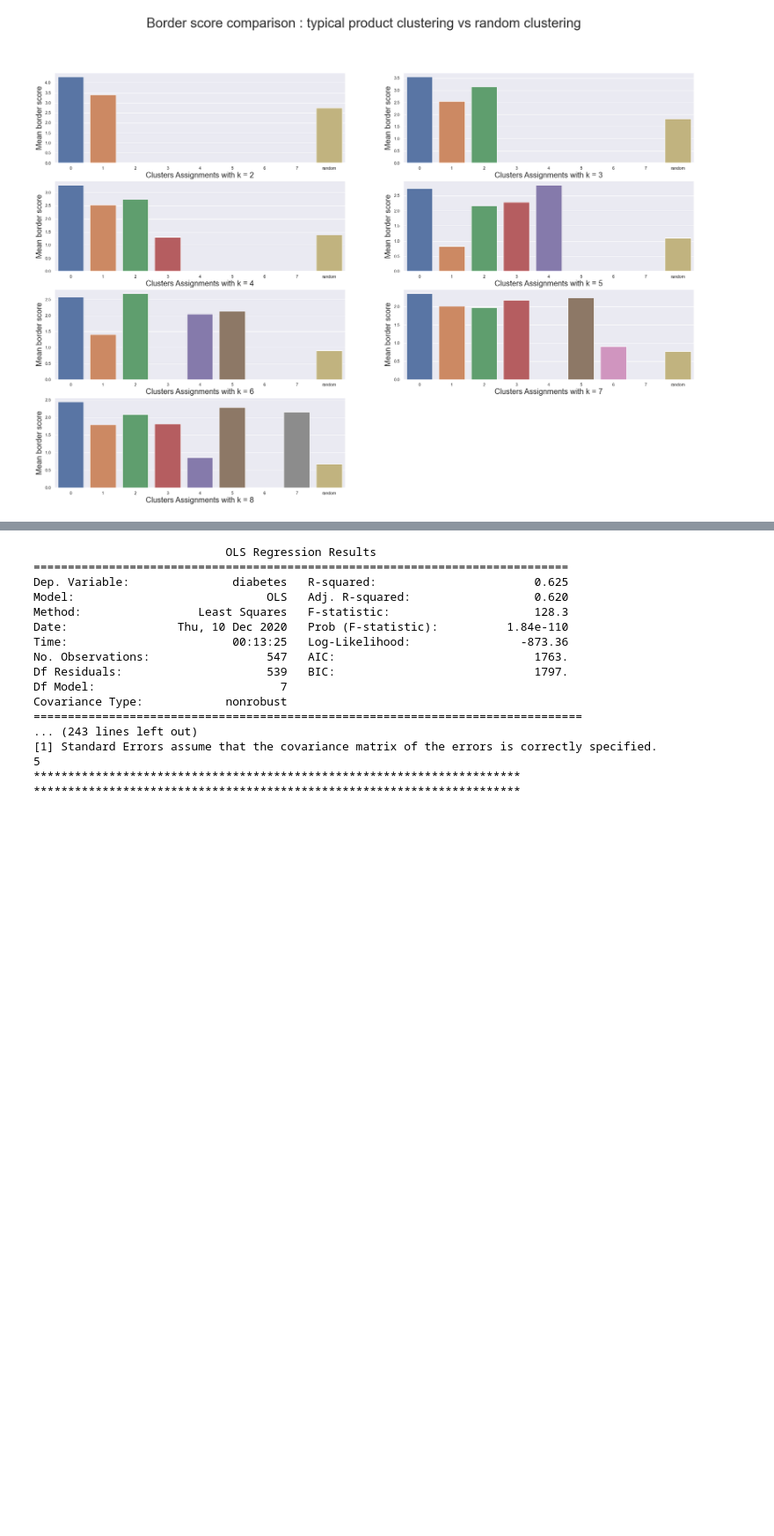
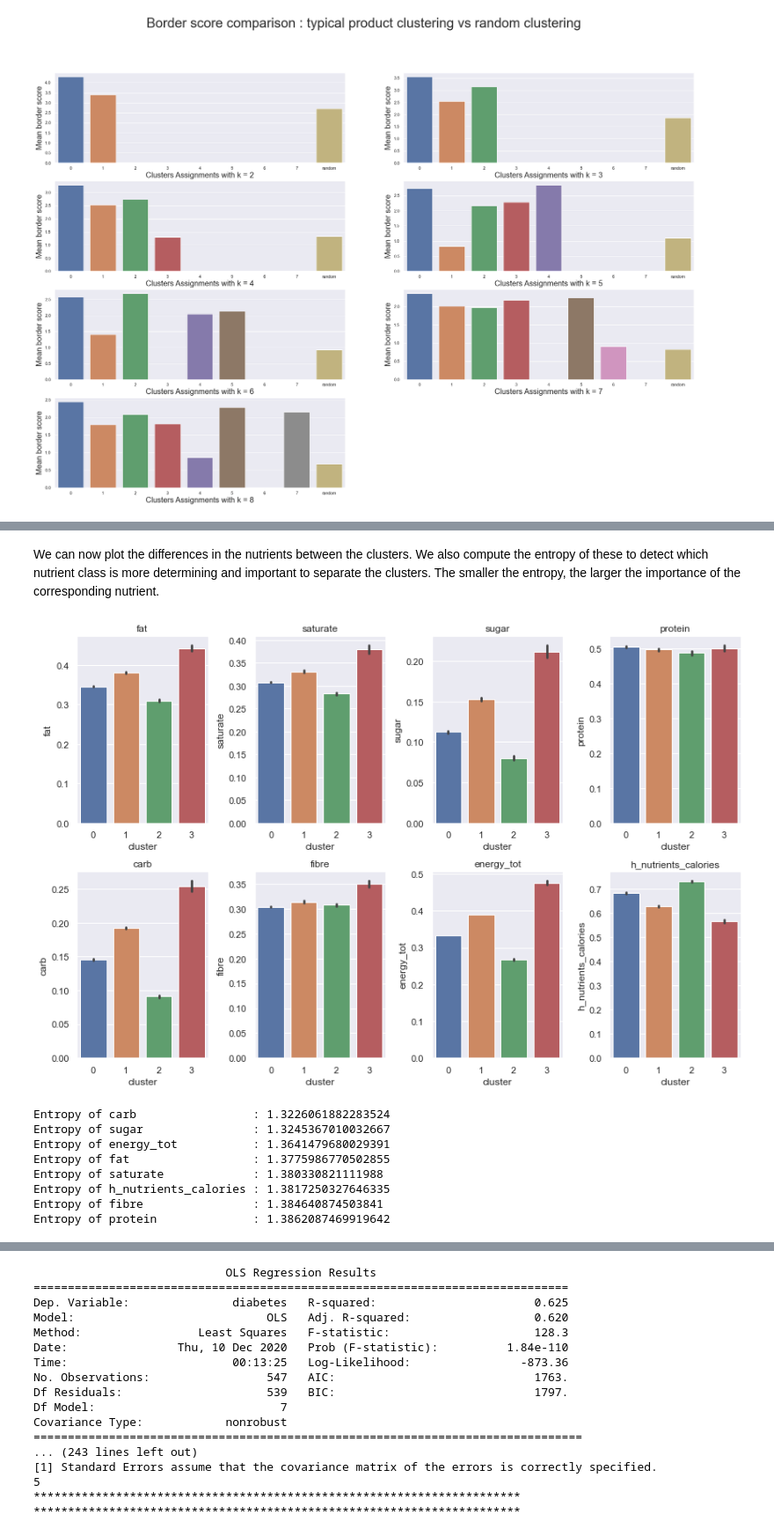
Before and after one commit to epfl-ada/ada-2020-project-milestone-p3-p3_pleutre, a Jupyter notebook: Merged.ipynb, the cells around one changed output, grey strips where cells are left out. Shown at 88% size. Drawn from its saved outputs; the diff is of its cells as text; code cells hidden in the pictures; blank space fills up the shorter version.

```diff
--- a/Merged.ipynb
+++ b/Merged.ipynb
@@ -804,8 +819,8 @@ for i in range(1,8):
     plt.subplot(4,2,i)
     ax = sns.barplot(x = mean_borders.index, y="cluster_"+str(i+1),data=mean_borders)
     ax.set_xlabel("Clusters Assignments with k = "+str(i+1),fontsize=20)
-    ax.set_ylabel("Mean border score
-                  ",fontsize=20)
+    ax.set_ylabel("Mean border score",
+                  fontsize=20)
 fig.suptitle("Border score comparison : typical product clustering vs random clustering", fontsize=35)
 plt.show()
 # %% [output]
@@ -823,0 +844,56 @@ If this result at least shows that we can come up with some metric to evaluate s
+# %%
+# Load the data with typical product and clusters for each area
+tesco_cluster = pd.read_csv('data/tesco_cluster.csv')
+# %%
+# Nutrients of interest
+typical_products = ['fat', 'saturate', 'sugar', 'protein', 'carb', 'fibre',
+       'energy_tot', 'h_nutrients_calories']
+# K-means with k=4
+cluster_name = 'cluster_4'
+# Take only the columns and rows of interest
+cluster_constitution = tesco_cluster.query('month=="yea"').query('agg_level=="lsoa"')[typical_products+[cluster_name]]
+
+# Min-max scaling in order to be able to reasonably compare between clusters
+m,M = cluster_constitution[typical_products].min(),cluster_constitution[typical_products].max()
+cluster_constitution[typical_products] = (cluster_constitution[typical_products]-m)/(M-m)
+# %% [markdown]
+We can now plot the differences in the nutrients between the clusters. We also compute the entropy of these to detect which nutrient class is more determining and important to separate the clusters. The smaller the entropy, the larger the importance of the corresponding nutrient.
+# %%
+from scipy.stats import entropy
+
+# Store the entropies in a dict
+entropies = {}
+
+plt.figure(figsize=(12,8))
+for i,t in enumerate(typical_products):
+    # 8 subplots
+    plt.subplot(241+i)
+    plt.title(t)
+    # Each bar in the barplot correspong to a different cluster
+    sns.barplot(x=cluster_name, y=t, data=cluster_constitution).set_xlabel('cluster')
+
+    # Compute the mean by cluster for each nutrient
+    mean_per_cluster = cluster_constitution[[t,cluster_name]].groupby(cluster_name).agg(np.mean)
+    # Normalize it so that it sums up to 1 for each cluster
+    mean_norm = mean_per_cluster/np.sum(mean_per_cluster)
+    # Compute the entropy
+    entropies[t] = entropy(mean_norm)
+
+plt.tight_layout()
+plt.show()
+
+# Sort the dictionary in ascending order of entropy
+entropies = dict(sorted(entropies.items(), key=lambda item: item[1]))
+# Print the entropy for each nutrient
+for k,v in entropies.items():
+    print("Entropy of " + str(k).ljust(20) + " : "+str(v[0]))
+# %% [output]
+[figure, added]
+Entropy of carb                 : 1.3226061882283524
+Entropy of sugar                : 1.3245367010032667
+Entropy of energy_tot           : 1.3641479680029391
+Entropy of fat                  : 1.3775986770502855
+Entropy of saturate             : 1.380330821111988
+Entropy of h_nutrients_calories : 1.3817250327646335
+Entropy of fibre                : 1.384640874503841
+Entropy of protein              : 1.3862087469919642
```
Also changed, not shown: parts of 46 cells of this notebook, 1 other file.
